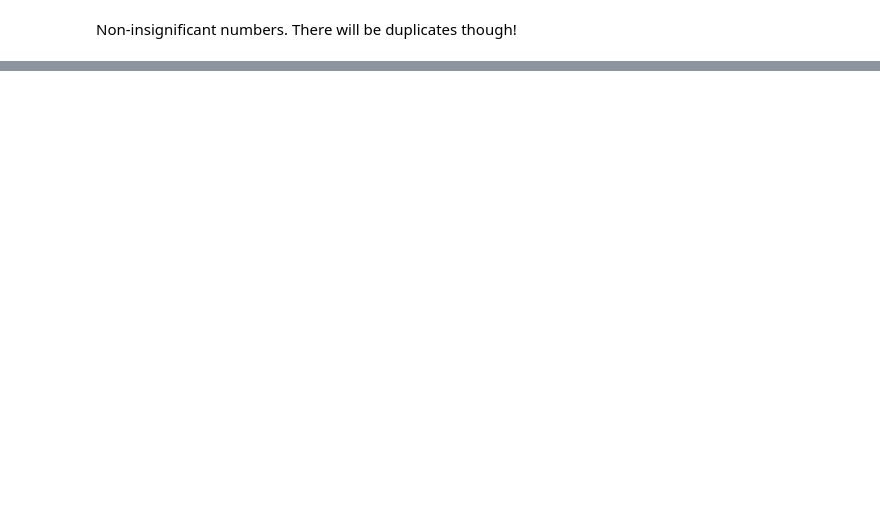
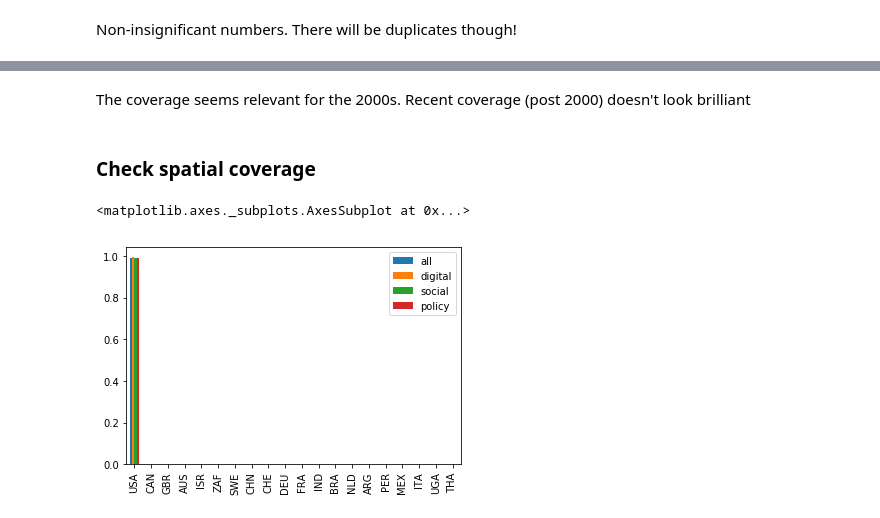
Before and after one commit to Juan-Mateos/rwjf, a Jupyter notebook: notebooks/02_jmg_wr_exploration.ipynb, the cells around one changed output, grey strips where cells are left out. Drawn from its saved outputs; the diff is of its cells as text; code cells hidden in the pictures; blank space fills up the shorter version.

```diff
--- a/notebooks/02_jmg_wr_exploration.ipynb
+++ b/notebooks/02_jmg_wr_exploration.ipynb
@@ -395,7 +479,7 @@ dtype: int64
 # %% [markdown]
 Lots of relevant keywords...but how many projects?
 # %%
-def extract_projects(df,term_list,appearances):
+def extract_projects(df,term_list,appearances,label):
     '''
     Returns projects if relevant terms appear in it. Relevance is based on the number of times a term
     appeared in the expanded kw search
@@ -408,11 +492,13 @@ def extract_projects(df,term_list,appearances):
 
     projs = df.loc[[any(x in mesh for x in terms) for mesh in df.mesh_lower]]
 
+    projs[f'has_{label}'] =True
+
     print(len(projs))
 
     return(projs)
 # %%
 digital_projects = extract_projects(wr,
                                     pd.concat([online_synonyms,software_synonyms]),
-                                    3)
+                                    3,'digital')
 # %% [output]
@@ -512,0 +677,16 @@ We propose to develop and implement a coordinated, broad-based multidisciplinary
+# %% [markdown]
+The coverage seems relevant for the 2000s. Recent coverage (post 2000) doesn't look brilliant
+# %% [markdown]
+### Check spatial coverage
+# %%
+country_cov= pd.concat(
+    [df['id_iso3_country'].value_counts(normalize=True)
+     for df in [wr,digital_projects,social_projects,policy_projects]],axis=1,sort=True)
+
+country_cov.columns= ['all','digital','social','policy']
+
+top_20_countries = wr.id_iso3_country.value_counts()[:20].index
+country_cov.loc[top_20_countries].plot.bar()
+# %% [output]
+<matplotlib.axes._subplots.AxesSubplot at 0x...>
+[figure, added]
```
Also changed, not shown: parts of 93 cells of this notebook, 5 other files.
